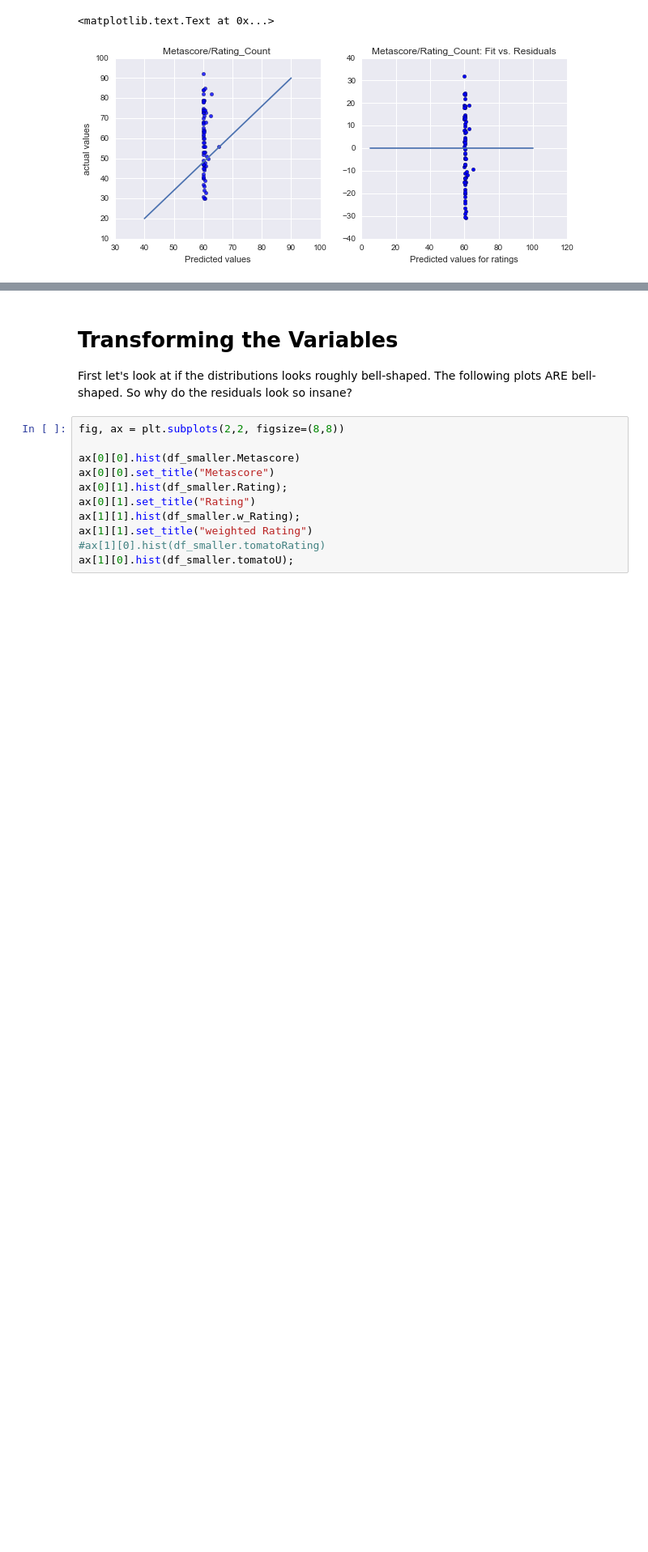
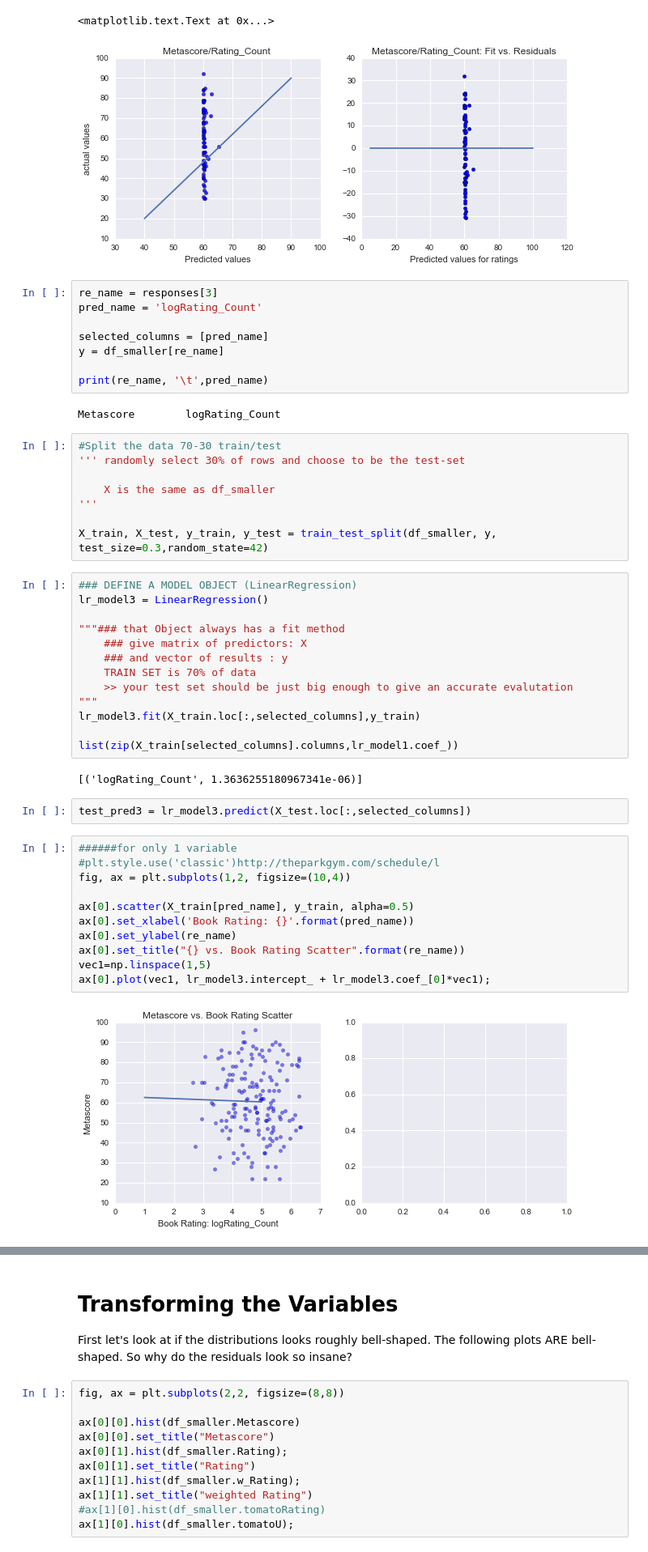
Before and after one commit to billiescodes/movie_book_reviews, a Jupyter notebook: np_workingFit.ipynb, the cells around one changed output, grey strips where cells are left out. Shown at 81% size. Saved outputs shown, nothing was run; the diff lists cells and outputs as text; blank space fills up the shorter version.

```diff
--- a/np_workingFit.ipynb
+++ b/np_workingFit.ipynb
@@ -476,3 +485,51 @@ ax[1].set_title("{}/{}: Fit vs. Residuals".format(re_name, pred_name))
 # %% [output]
 <matplotlib.text.Text at 0x...>
 [figure]
+# %%
+re_name = responses[3]
+pred_name = 'logRating_Count'
+
+selected_columns = [pred_name]
+y = df_smaller[re_name]
+
+print(re_name, '\t',pred_name)
+# %% [output]
+Metascore        logRating_Count
+# %%
+#Split the data 70-30 train/test
+''' randomly select 30% of rows and choose to be the test-set
+
+    X is the same as df_smaller
+'''
+
+X_train, X_test, y_train, y_test = train_test_split(df_smaller, y, test_size=0.3,random_state=42)
+# %%
+### DEFINE A MODEL OBJECT (LinearRegression)
+lr_model3 = LinearRegression()
+
+"""### that Object always has a fit method
+    ### give matrix of predictors: X
+    ### and vector of results : y
+    TRAIN SET is 70% of data
+    >> your test set should be just big enough to give an accurate evalutation
+"""
+lr_model3.fit(X_train.loc[:,selected_columns],y_train)
+
+list(zip(X_train[selected_columns].columns,lr_model1.coef_))
+# %% [output]
+[('logRating_Count', 1.3636255180967341e-06)]
+# %%
+test_pred3 = lr_model3.predict(X_test.loc[:,selected_columns])
+# %%
+######for only 1 variable
+#plt.style.use('classic')http://theparkgym.com/schedule/l
+fig, ax = plt.subplots(1,2, figsize=(10,4))
+
+ax[0].scatter(X_train[pred_name], y_train, alpha=0.5)
+ax[0].set_xlabel('Book Rating: {}'.format(pred_name))
+ax[0].set_ylabel(re_name)
+ax[0].set_title("{} vs. Book Rating Scatter".format(re_name))
+vec1=np.linspace(1,5)
+ax[0].plot(vec1, lr_model3.intercept_ + lr_model3.coef_[0]*vec1);
+# %% [output]
+[figure, added]
```
Also changed, not shown: parts of 4 cells of this notebook.
